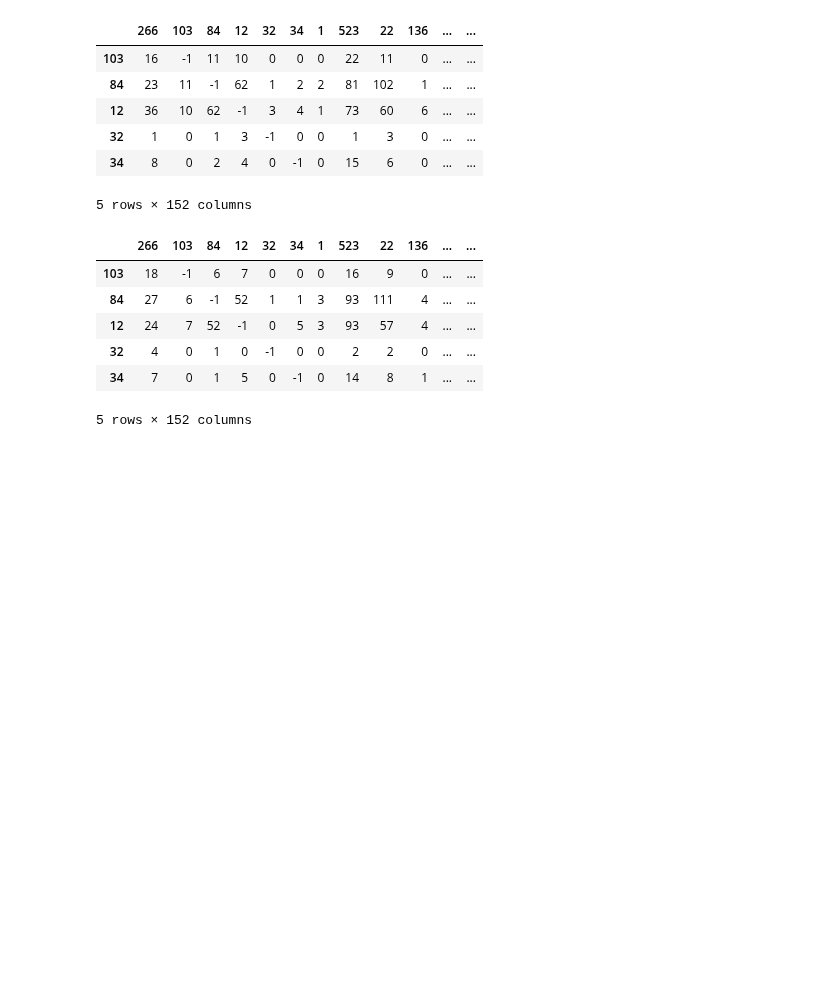
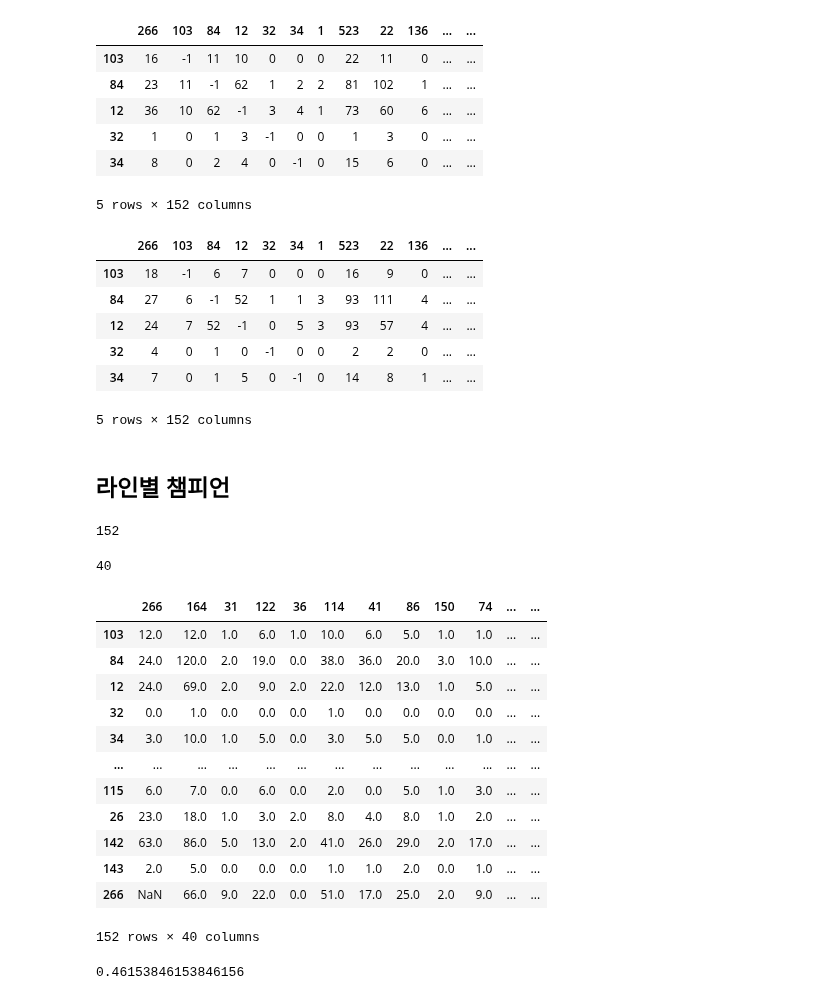
Before and after one commit to CSID-DGU/2020-2-OSSP-CP-DHL-3, a Jupyter notebook: src/DHL.ipynb, the cells around one changed output. Cells and saved outputs as stored; diff of their text form; code cells hidden in the pictures; blank space fills up the shorter version.

```diff
--- a/src/DHL.ipynb
+++ b/src/DHL.ipynb
@@ -306,3 +306,52 @@ numberLosesCombination.head()
 | 32 | 4 | 0 | 1 | 0 | -1 | 0 | 0 | 2 | 2 | 0 | ... | ... |
 | 34 | 7 | 0 | 1 | 5 | 0 | -1 | 0 | 14 | 8 | 1 | ... | ... |
 5 rows × 152 columns
+# %% [markdown]
+## 라인별 챔피언
+# %%
+champ = pd.read_csv("../data/champion.csv", index_col=[0])
+def select_line(line):
+    line = champ.key[champ.line == line]
+    line = pd.DataFrame(line)
+    lst = []
+    for row in line['key']:
+        lst.append(row)
+    return lst
+
+top_list = select_line(0)
+jungle_list = select_line(1)
+mid_list = select_line(2)
+ad_list = select_line(3)
+sup_list = select_line(4)
+# %%
+len(top_list) + len(jungle_list) + len(mid_list)+ len(ad_list)+ len(sup_list)
+# %% [output]
+152
+# %%
+len(top_list)
+# %% [output]
+40
+# %%
+with open('../data/numberWinsChampion.pickle', 'rb') as fr:
+    numberWinsChampion = pickle.load(fr)
+top_dict = {k :v for k, v in numberWinsChampion.items() if k in top_list}
+top_df = pd.DataFrame(top_dict)
+top_df
+# %% [output]
+|  | 266 | 164 | 31 | 122 | 36 | 114 | 41 | 86 | 150 | 74 | ... | ... |
+| 103 | 12.0 | 12.0 | 1.0 | 6.0 | 1.0 | 10.0 | 6.0 | 5.0 | 1.0 | 1.0 | ... | ... |
+| 84 | 24.0 | 120.0 | 2.0 | 19.0 | 0.0 | 38.0 | 36.0 | 20.0 | 3.0 | 10.0 | ... | ... |
+| 12 | 24.0 | 69.0 | 2.0 | 9.0 | 2.0 | 22.0 | 12.0 | 13.0 | 1.0 | 5.0 | ... | ... |
+| 32 | 0.0 | 1.0 | 0.0 | 0.0 | 0.0 | 1.0 | 0.0 | 0.0 | 0.0 | 0.0 | ... | ... |
+| 34 | 3.0 | 10.0 | 1.0 | 5.0 | 0.0 | 3.0 | 5.0 | 5.0 | 0.0 | 1.0 | ... | ... |
+| ... | ... | ... | ... | ... | ... | ... | ... | ... | ... | ... | ... | ... |
+| 115 | 6.0 | 7.0 | 0.0 | 6.0 | 0.0 | 2.0 | 0.0 | 5.0 | 1.0 | 3.0 | ... | ... |
+| 26 | 23.0 | 18.0 | 1.0 | 3.0 | 2.0 | 8.0 | 4.0 | 8.0 | 1.0 | 2.0 | ... | ... |
+| 142 | 63.0 | 86.0 | 5.0 | 13.0 | 2.0 | 41.0 | 26.0 | 29.0 | 2.0 | 17.0 | ... | ... |
+| 143 | 2.0 | 5.0 | 0.0 | 0.0 | 0.0 | 1.0 | 1.0 | 2.0 | 0.0 | 1.0 | ... | ... |
+| 266 | NaN | 66.0 | 9.0 | 22.0 | 0.0 | 51.0 | 17.0 | 25.0 | 2.0 | 9.0 | ... | ... |
+152 rows × 40 columns
+# %%
+top_df[266][103]/(numberWinsChampion[103][266] + top_df[266][103])
+# %% [output]
+0.46153846153846156
```
